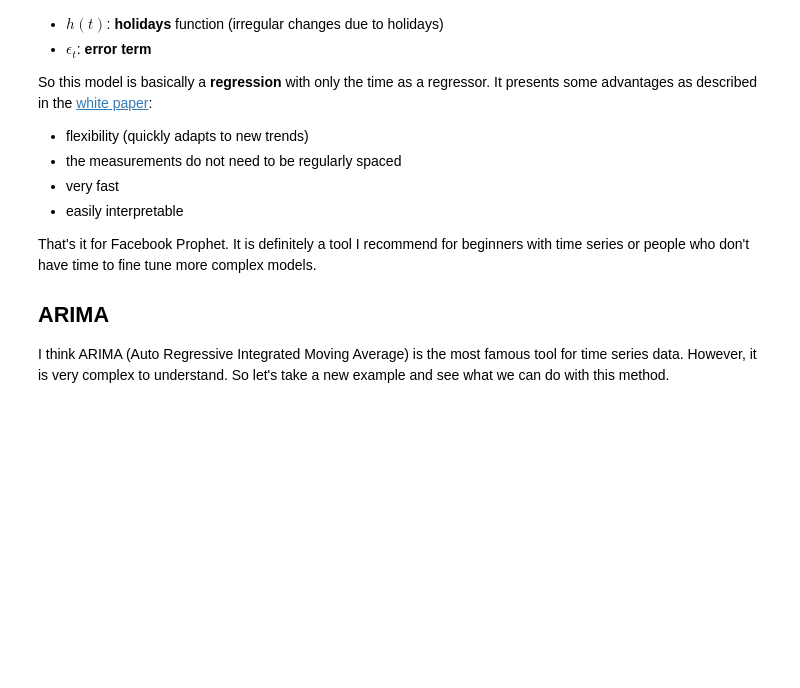
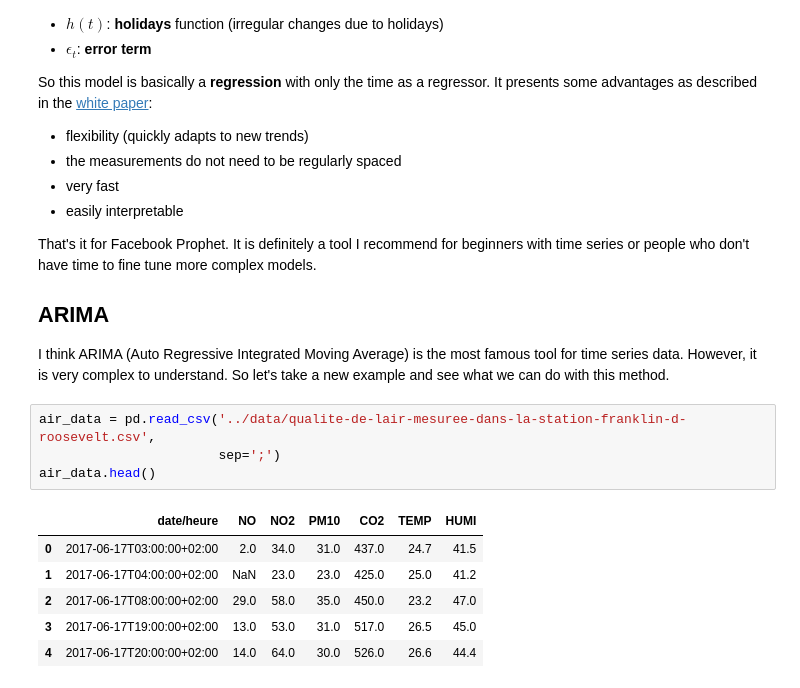
Before and after one commit to goujonbe/data_science_for_finance, a Jupyter notebook: notebooks/seasonal_time_series.ipynb, the cells around one changed output. Cells and saved outputs as stored; diff of their text form; blank space fills up the shorter version.

```diff
--- a/notebooks/seasonal_time_series.ipynb
+++ b/notebooks/seasonal_time_series.ipynb
@@ -221,3 +221,14 @@ That's it for Facebook Prophet. It is definitely a tool I recommend for beginner
 ## ARIMA
 
 I think ARIMA (Auto Regressive Integrated Moving Average) is the most famous tool for time series data. However, it is very complex to understand. So let's take a new example and see what we can do with this method.
+# %%
+air_data = pd.read_csv('../data/qualite-de-lair-mesuree-dans-la-station-franklin-d-roosevelt.csv',
+                       sep=';')
+air_data.head()
+# %% [output]
+|  | date/heure | NO | NO2 | PM10 | CO2 | TEMP | HUMI |
+| 0 | 2017-06-17T03:00:00+02:00 | 2.0 | 34.0 | 31.0 | 437.0 | 24.7 | 41.5 |
+| 1 | 2017-06-17T04:00:00+02:00 | NaN | 23.0 | 23.0 | 425.0 | 25.0 | 41.2 |
+| 2 | 2017-06-17T08:00:00+02:00 | 29.0 | 58.0 | 35.0 | 450.0 | 23.2 | 47.0 |
+| 3 | 2017-06-17T19:00:00+02:00 | 13.0 | 53.0 | 31.0 | 517.0 | 26.5 | 45.0 |
+| 4 | 2017-06-17T20:00:00+02:00 | 14.0 | 64.0 | 30.0 | 526.0 | 26.6 | 44.4 |
```
Also changed, not shown: parts of 3 cells of this notebook.
